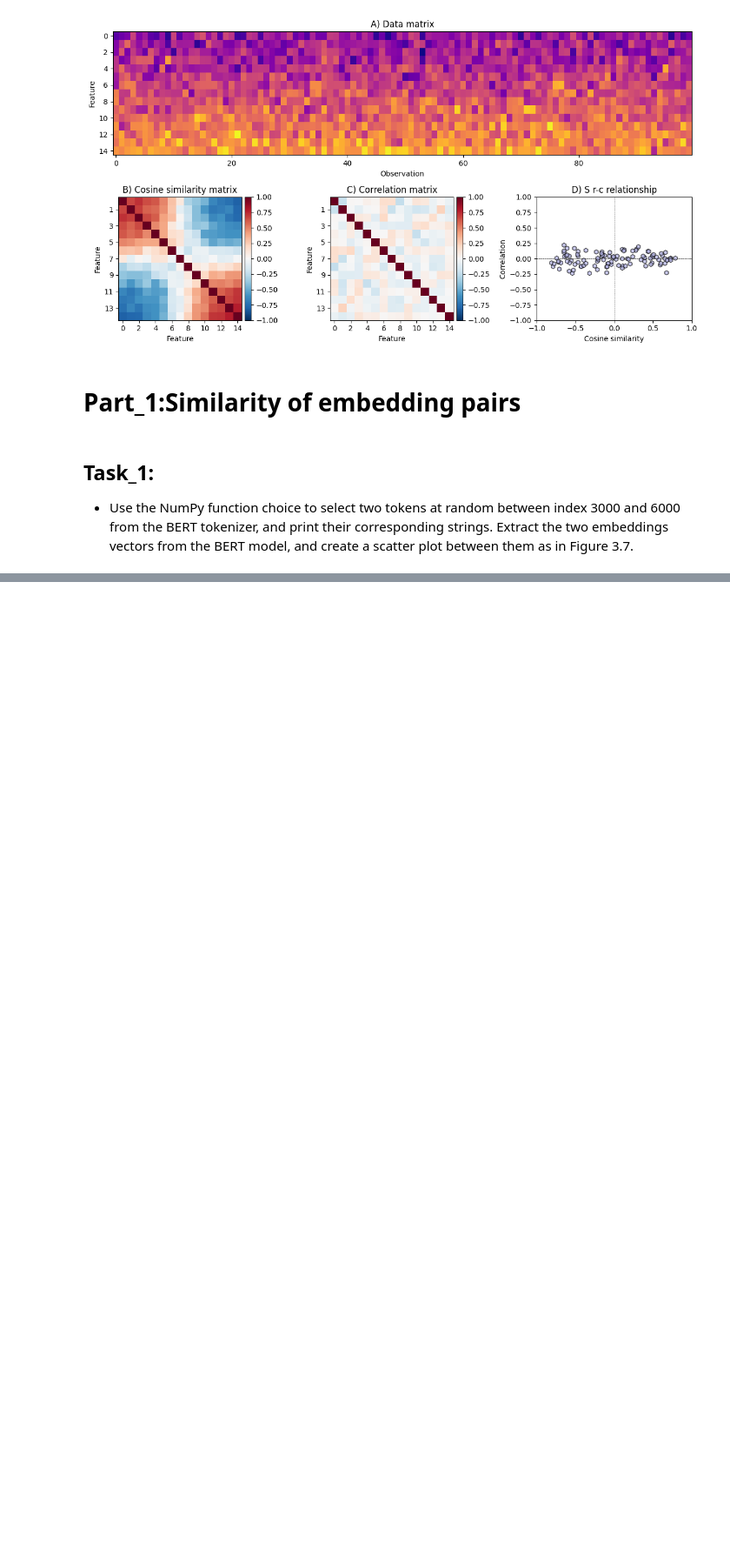
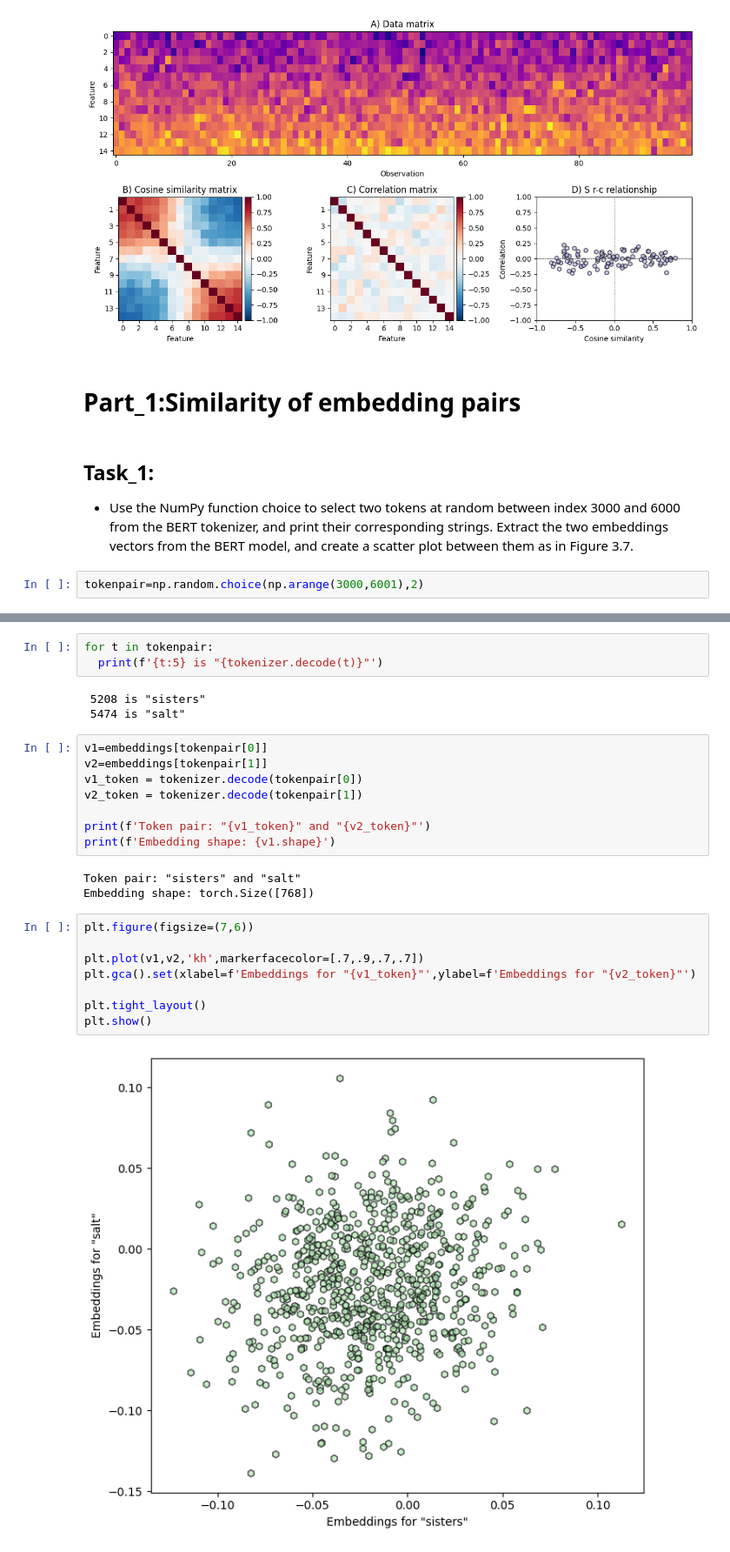
Before and after one commit to Saransh-Basu-01/50-Ml-Projects-to-understand-LLMs, a Jupyter notebook: Project_8_Distribution_of_Cosine_Similarity.ipynb, the cells around one changed output, grey strips where cells are left out. Shown at 87% size. Saved outputs shown, nothing was run; the diff lists cells and outputs as text; blank space fills up the shorter version.

```diff
--- a/Project_8_Distribution_of_Cosine_Similarity.ipynb
+++ b/Project_8_Distribution_of_Cosine_Similarity.ipynb
@@ -160,3 +160,5 @@ between index 3000 and 6000 from the BERT tokenizer, and print
 their corresponding strings.
 Extract the two embeddings vectors from the BERT model,
 and create a scatter plot between them as in Figure 3.7.
+# %%
+tokenpair=np.random.choice(np.arange(3000,6001),2)
@@ -162,0 +172,27 @@ and create a scatter plot between them as in Figure 3.7.
+# %%
+for t in tokenpair:
+  print(f'{t:5} is "{tokenizer.decode(t)}"')
+# %% [output]
+ 5208 is "sisters"
+ 5474 is "salt"
+# %%
+v1=embeddings[tokenpair[0]]
+v2=embeddings[tokenpair[1]]
+v1_token = tokenizer.decode(tokenpair[0])
+v2_token = tokenizer.decode(tokenpair[1])
+
+print(f'Token pair: "{v1_token}" and "{v2_token}"')
+print(f'Embedding shape: {v1.shape}')
+# %% [output]
+Token pair: "sisters" and "salt"
+Embedding shape: torch.Size([768])
+# %%
+plt.figure(figsize=(7,6))
+
+plt.plot(v1,v2,'kh',markerfacecolor=[.7,.9,.7,.7])
+plt.gca().set(xlabel=f'Embeddings for "{v1_token}"',ylabel=f'Embeddings for "{v2_token}"')
+
+plt.tight_layout()
+plt.show()
+# %% [output]
+[figure, added]
```
Also changed, not shown: parts of 1 cell of this notebook.
